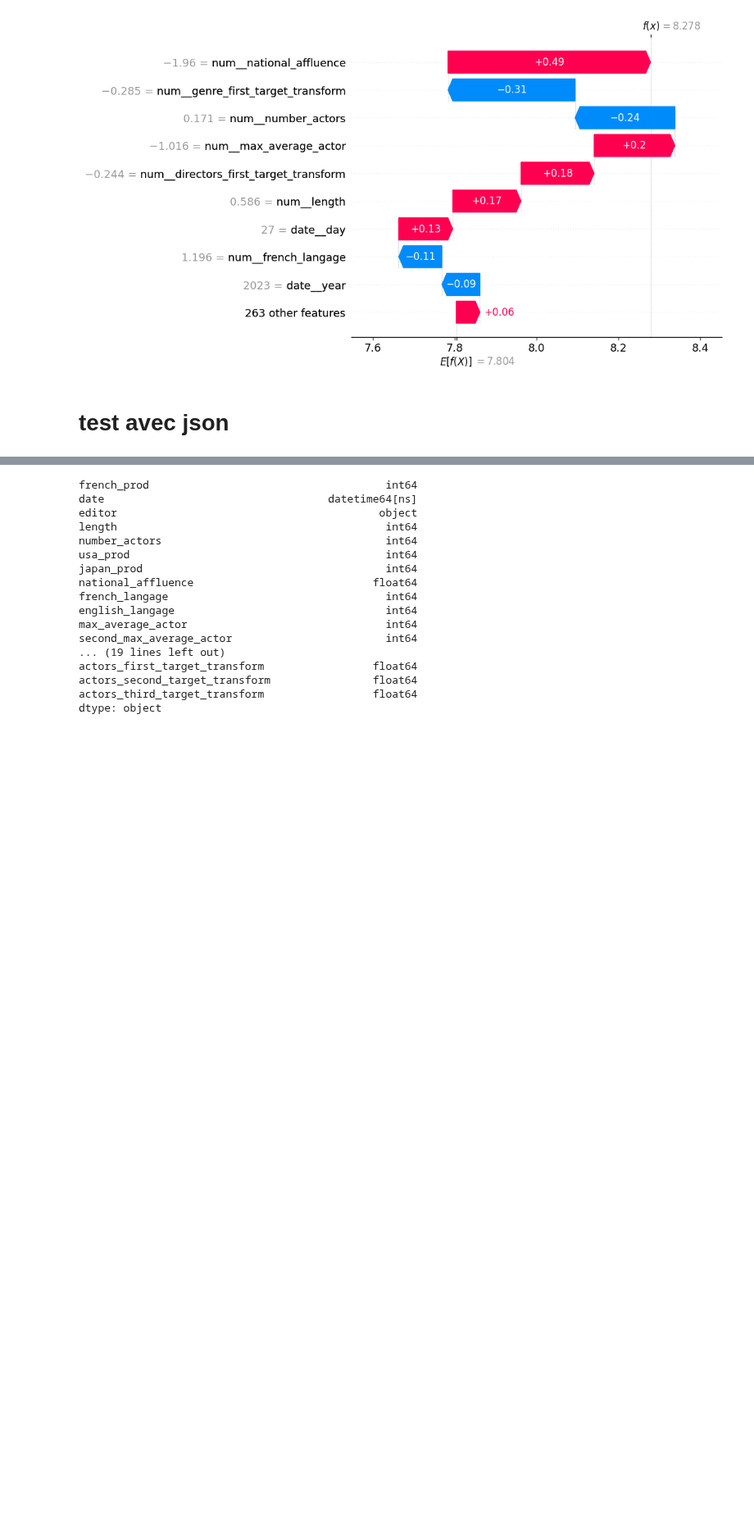
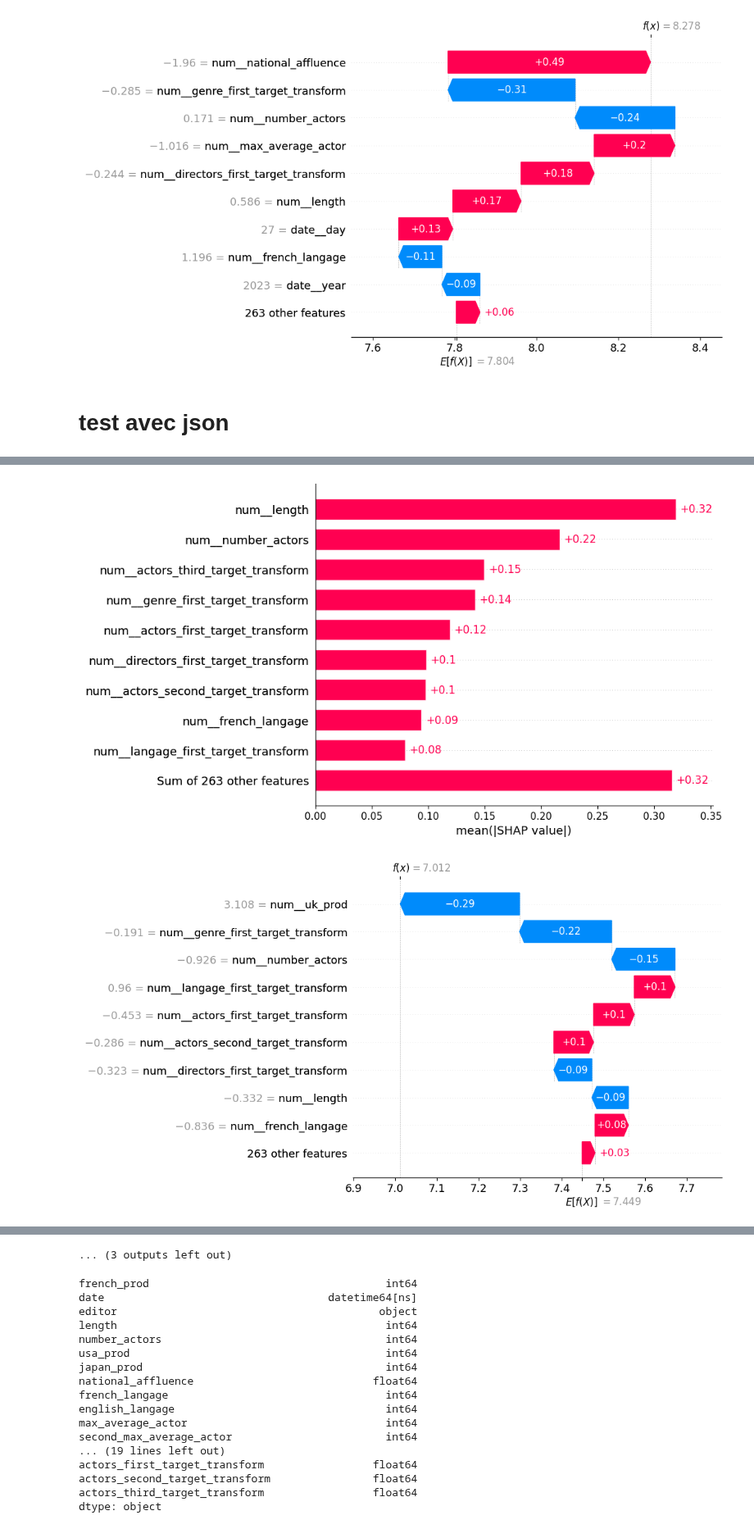
Before and after one commit to SamuelTD/new_is_always_better, a Jupyter notebook: modelisation/victor/arima_Xgboost.ipynb, the cells around one changed output, grey strips where cells are left out. Shown at 82% size. Cells and saved outputs as stored; diff of their text form; code cells hidden in the pictures; blank space fills up the shorter version.

```diff
--- a/modelisation/victor/arima_Xgboost.ipynb
+++ b/modelisation/victor/arima_Xgboost.ipynb
@@ -1713,7 +1645,3 @@ def transform_input(films):
 test_03_05 = transform_input(data_test_03_05)
 # %%
 test_04_30 = transform_input(data_test_04_30)
-# %%
-_ = xgboost_model.predict(test_03_05)
-for i,film in enumerate(data_test_03_05):
-    print(f"{film["title"]} : pred : {_[i]}")
@@ -1737,4 +1647,0 @@ Porcherie : pred : 11410.734375
-# %%
-_ = best_model.predict(test_03_05)
-for i,film in enumerate(data_test_03_05):
-    print(f"{film["title"]} : pred : {_[i]}")
@@ -1760,3 +1650,7 @@ xgboost_model.fit(X_train, y_train)
 model_file = "best_model.pkl"
 with open(model_file, "wb") as f:
     cloudpickle.dump(xgboost_model, f)
+# %%
+import cloudpickle
+best_model = cloudpickle.load(open('best_model.pkl','rb'))
+best_model2 = cloudpickle.load(open('best_model_tuned.pkl','rb'))
@@ -1762,0 +1661,4 @@ with open(model_file, "wb") as f:
+# %%
+_ = best_model.predict(test_04_30)
+for i,film in enumerate(data_test_04_30):
+    print(f"{film["title"]} : pred : {_[i]}")
@@ -1762,0 +1680,25 @@ with open(model_file, "wb") as f:
+# %%
+import shap
+import matplotlib.pyplot as plt
+
+# Étape 1 : extraire le preprocessor et le modèle
+preprocessor = best_model2.named_steps['preprocessor']
+xgb_model = best_model2.named_steps['xgboost'].regressor_
+
+# Étape 2 : transformer X avec le preprocessor
+X_transformed = preprocessor.transform(test_04_30).toarray()
+feature_names = preprocessor.get_feature_names_out()
+X_transformed_df = pd.DataFrame(X_transformed, columns=feature_names)
+
+
+# Étape 3 : créer l'explainer et calculer les SHAP values
+explainer = shap.Explainer(xgb_model, X_transformed_df)
+shap_values = explainer(X_transformed_df)
+
+# Étape 4 : visualisation
+shap.plots.bar(shap_values)         # importance globale
+for i, item in enumerate(shap_values):
+    shap.plots.waterfall(shap_values[i])  # explication locale (ex : ligne 0)
+# %% [output]
+[figure, added]
+[figure, added]
@@ -1763,3 +1715,4 @@ with open(model_file, "wb") as f:
+... (3 outputs left out)
 # %%
 best_model.fit(X_train, y_train)
 model_file = "best_model_tuned.pkl"
```
Also changed, not shown: parts of 14 cells of this notebook, 11 other files.
